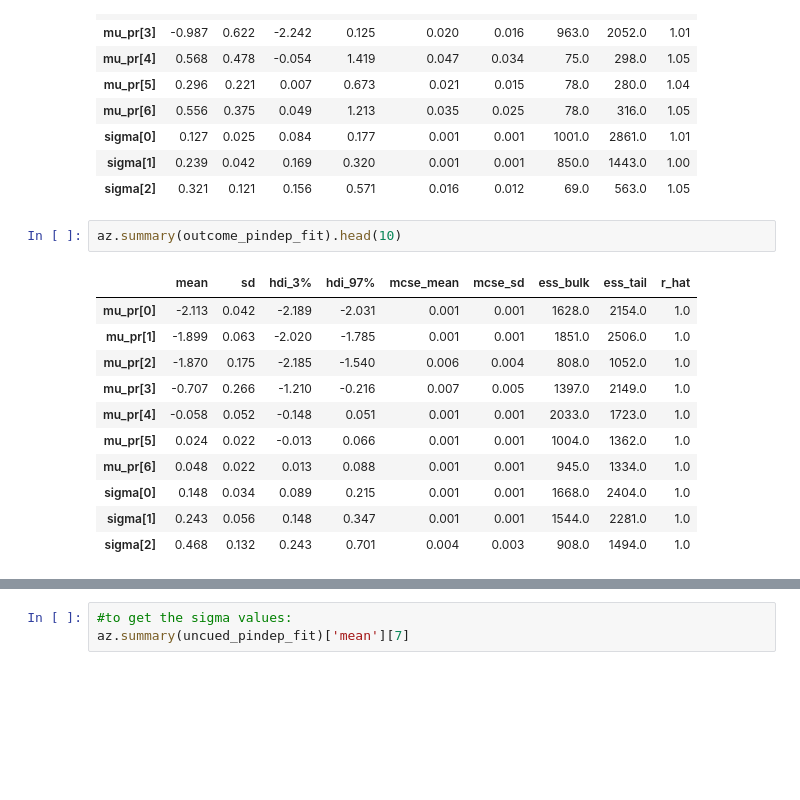
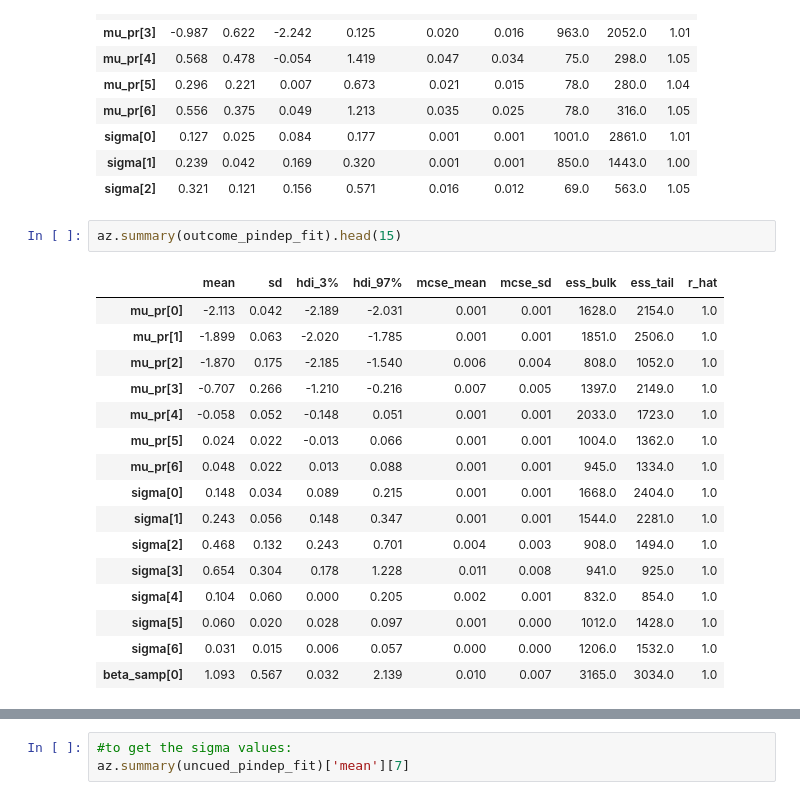
Before and after one commit to deckyblue/sparklyRGT, a Jupyter notebook: Pystan/HDI/rgt_model_posterior_figures.ipynb, the cells around one changed output, grey strips where cells are left out. Saved outputs shown, nothing was run; the diff lists cells and outputs as text; blank space fills up the shorter version.

```diff
--- a/Pystan/HDI/rgt_model_posterior_figures.ipynb
+++ b/Pystan/HDI/rgt_model_posterior_figures.ipynb
@@ -102,16 +106,21 @@ az.summary(random8sess_pindep_fit).head(10)
 | sigma[1] | 0.239 | 0.042 | 0.169 | 0.320 | 0.001 | 0.001 | 850.0 | 1443.0 | 1.00 |
 | sigma[2] | 0.321 | 0.121 | 0.156 | 0.571 | 0.016 | 0.012 | 69.0 | 563.0 | 1.05 |
 # %%
-az.summary(outcome_pindep_fit).head(10)
+az.summary(outcome_pindep_fit).head(15)
 # %% [output]
 |  | mean | sd | hdi_3% | hdi_97% | mcse_mean | mcse_sd | ess_bulk | ess_tail | r_hat |
 | mu_pr[0] | -2.113 | 0.042 | -2.189 | -2.031 | 0.001 | 0.001 | 1628.0 | 2154.0 | 1.0 |
 | mu_pr[1] | -1.899 | 0.063 | -2.020 | -1.785 | 0.001 | 0.001 | 1851.0 | 2506.0 | 1.0 |
 | mu_pr[2] | -1.870 | 0.175 | -2.185 | -1.540 | 0.006 | 0.004 | 808.0 | 1052.0 | 1.0 |
 | mu_pr[3] | -0.707 | 0.266 | -1.210 | -0.216 | 0.007 | 0.005 | 1397.0 | 2149.0 | 1.0 |
 | mu_pr[4] | -0.058 | 0.052 | -0.148 | 0.051 | 0.001 | 0.001 | 2033.0 | 1723.0 | 1.0 |
 | mu_pr[5] | 0.024 | 0.022 | -0.013 | 0.066 | 0.001 | 0.001 | 1004.0 | 1362.0 | 1.0 |
 | mu_pr[6] | 0.048 | 0.022 | 0.013 | 0.088 | 0.001 | 0.001 | 945.0 | 1334.0 | 1.0 |
 | sigma[0] | 0.148 | 0.034 | 0.089 | 0.215 | 0.001 | 0.001 | 1668.0 | 2404.0 | 1.0 |
 | sigma[1] | 0.243 | 0.056 | 0.148 | 0.347 | 0.001 | 0.001 | 1544.0 | 2281.0 | 1.0 |
 | sigma[2] | 0.468 | 0.132 | 0.243 | 0.701 | 0.004 | 0.003 | 908.0 | 1494.0 | 1.0 |
+| sigma[3] | 0.654 | 0.304 | 0.178 | 1.228 | 0.011 | 0.008 | 941.0 | 925.0 | 1.0 |
+| sigma[4] | 0.104 | 0.060 | 0.000 | 0.205 | 0.002 | 0.001 | 832.0 | 854.0 | 1.0 |
+| sigma[5] | 0.060 | 0.020 | 0.028 | 0.097 | 0.001 | 0.000 | 1012.0 | 1428.0 | 1.0 |
+| sigma[6] | 0.031 | 0.015 | 0.006 | 0.057 | 0.000 | 0.000 | 1206.0 | 1532.0 | 1.0 |
+| beta_samp[0] | 1.093 | 0.567 | 0.032 | 2.139 | 0.010 | 0.007 | 3165.0 | 3034.0 | 1.0 |
```
Also changed, not shown: parts of 7 cells of this notebook.
